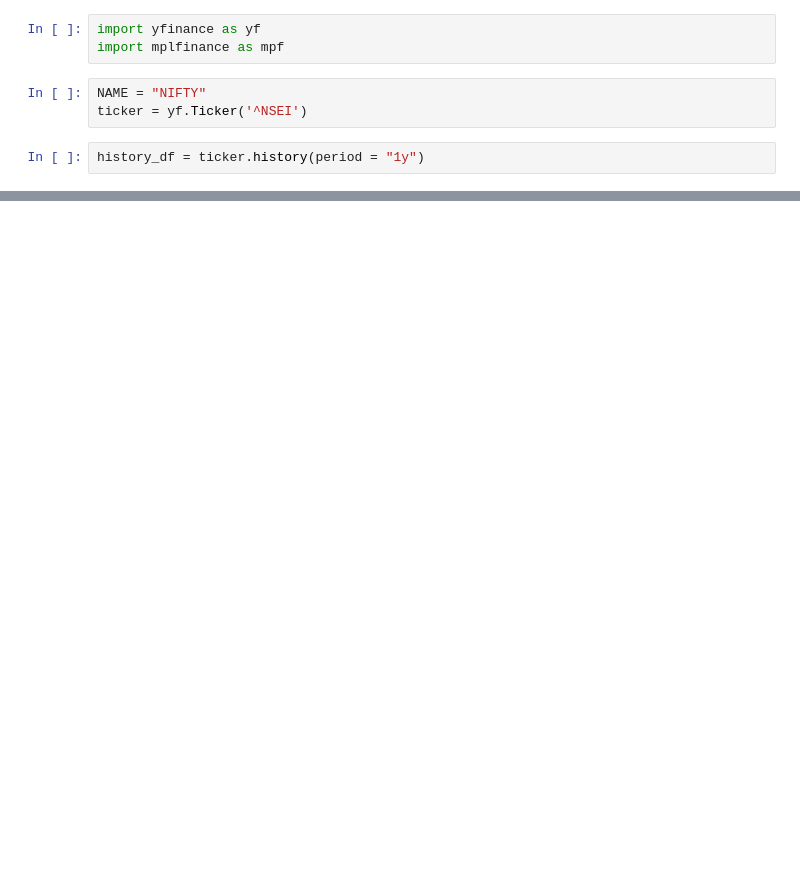
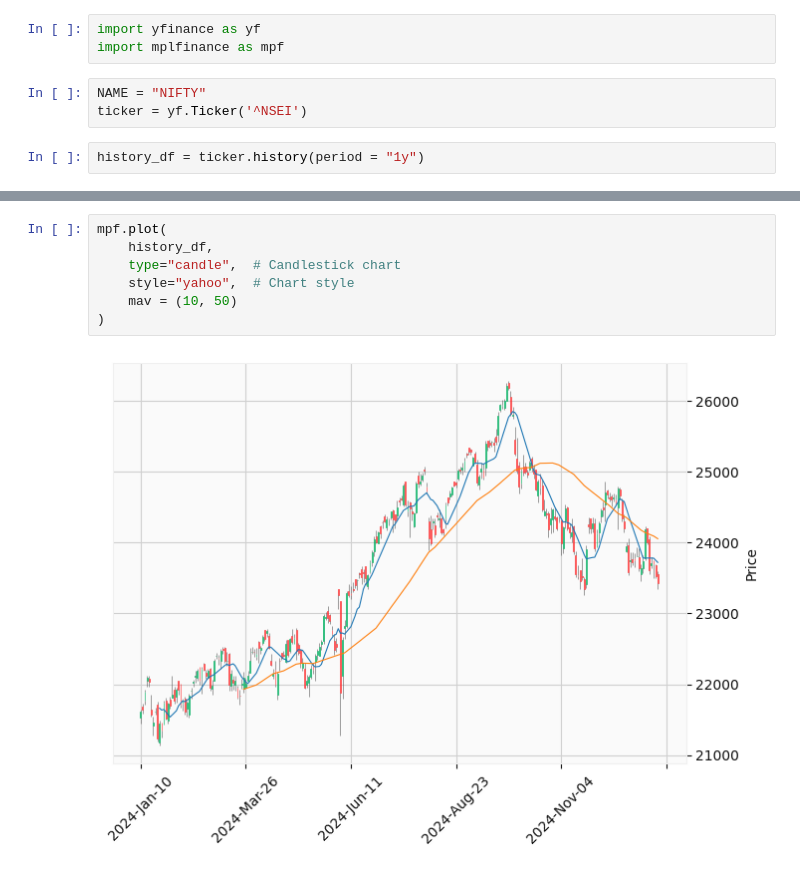
Before and after one commit to vkthakur90/AI_Applications, a Jupyter notebook: CandleStick.ipynb, the cells around one changed output, grey strips where cells are left out. Drawn from its saved outputs; the diff is of its cells as text; blank space fills up the shorter version.

```diff
--- a/CandleStick.ipynb
+++ b/CandleStick.ipynb
@@ -42,0 +46,9 @@ mpf.plot(
+# %%
+mpf.plot(
+    history_df,
+    type="candle",  # Candlestick chart
+    style="yahoo",  # Chart style
+    mav = (10, 50)
+)
+# %% [output]
+[figure, added]
```
Also changed, not shown: parts of 3 cells of this notebook.
